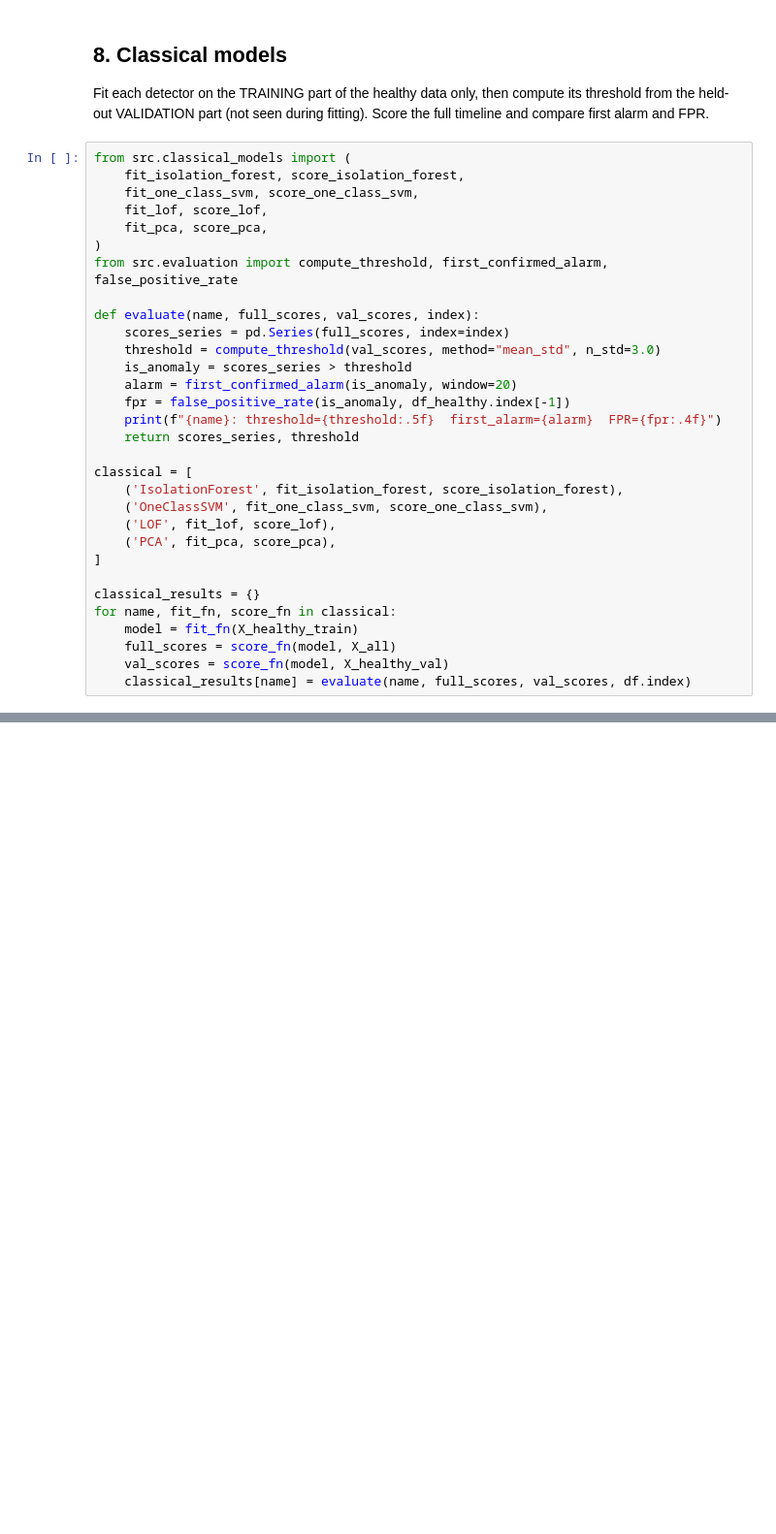
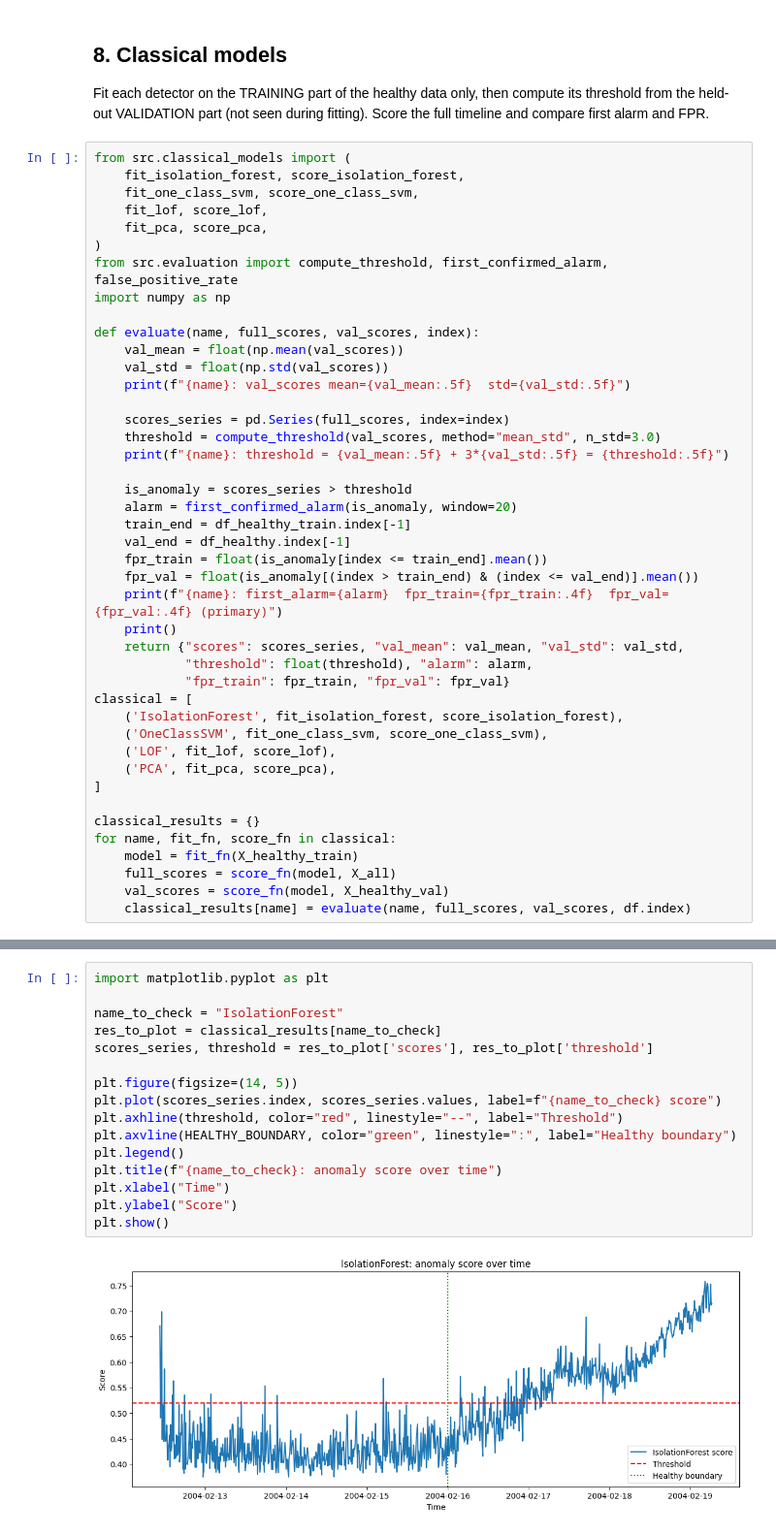
Before and after one commit to maidabiber/anomaly-detection-thesis, a Jupyter notebook: notebooks/analyze_2nd_test.ipynb, the cells around one changed output, grey strips where cells are left out. Shown at 97% size. Cells and saved outputs as stored; diff of their text form; blank space fills up the shorter version.

Commit message:
Add sensitivity analysis, per feature comparison and score diagnostics to 2nd test analysis

```diff
--- a/notebooks/analyze_2nd_test.ipynb
+++ b/notebooks/analyze_2nd_test.ipynb
@@ -240,16 +241,28 @@ from src.classical_models import (
     fit_pca, score_pca,
 )
 from src.evaluation import compute_threshold, first_confirmed_alarm, false_positive_rate
+import numpy as np
 
 def evaluate(name, full_scores, val_scores, index):
+    val_mean = float(np.mean(val_scores))
+    val_std = float(np.std(val_scores))
+    print(f"{name}: val_scores mean={val_mean:.5f}  std={val_std:.5f}")
+
     scores_series = pd.Series(full_scores, index=index)
     threshold = compute_threshold(val_scores, method="mean_std", n_std=3.0)
+    print(f"{name}: threshold = {val_mean:.5f} + 3*{val_std:.5f} = {threshold:.5f}")
+
     is_anomaly = scores_series > threshold
     alarm = first_confirmed_alarm(is_anomaly, window=20)
-    fpr = false_positive_rate(is_anomaly, df_healthy.index[-1])
-    print(f"{name}: threshold={threshold:.5f}  first_alarm={alarm}  FPR={fpr:.4f}")
-    return scores_series, threshold
-
+    train_end = df_healthy_train.index[-1]
+    val_end = df_healthy.index[-1]
+    fpr_train = float(is_anomaly[index <= train_end].mean())
+    fpr_val = float(is_anomaly[(index > train_end) & (index <= val_end)].mean())
+    print(f"{name}: first_alarm={alarm}  fpr_train={fpr_train:.4f}  fpr_val={fpr_val:.4f} (primary)")
+    print()
+    return {"scores": scores_series, "val_mean": val_mean, "val_std": val_std,
+            "threshold": float(threshold), "alarm": alarm,
+            "fpr_train": fpr_train, "fpr_val": fpr_val}
 classical = [
     ('IsolationForest', fit_isolation_forest, score_isolation_forest),
     ('OneClassSVM', fit_one_class_svm, score_one_class_svm),
@@ -270,0 +454,18 @@ PCA: threshold=0.08212  first_alarm=2004-02-17 02:52:39  FPR=0.0273
+# %%
+import matplotlib.pyplot as plt
+
+name_to_check = "IsolationForest"
+res_to_plot = classical_results[name_to_check]
+scores_series, threshold = res_to_plot['scores'], res_to_plot['threshold']
+
+plt.figure(figsize=(14, 5))
+plt.plot(scores_series.index, scores_series.values, label=f"{name_to_check} score")
+plt.axhline(threshold, color="red", linestyle="--", label="Threshold")
+plt.axvline(HEALTHY_BOUNDARY, color="green", linestyle=":", label="Healthy boundary")
+plt.legend()
+plt.title(f"{name_to_check}: anomaly score over time")
+plt.xlabel("Time")
+plt.ylabel("Score")
+plt.show()
+# %% [output]
+[figure, added]
```
Also changed, not shown: parts of 11 cells of this notebook.
